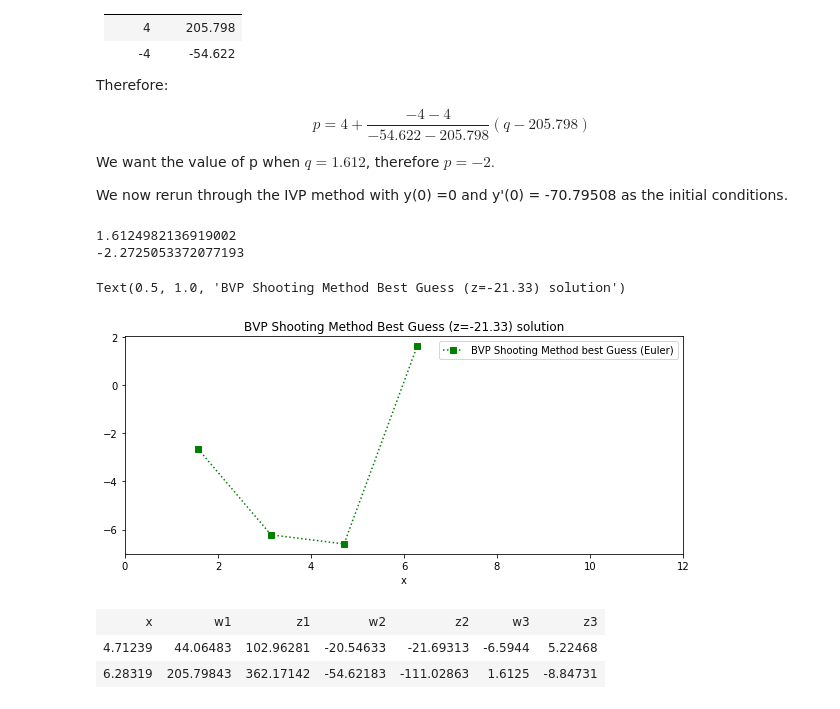
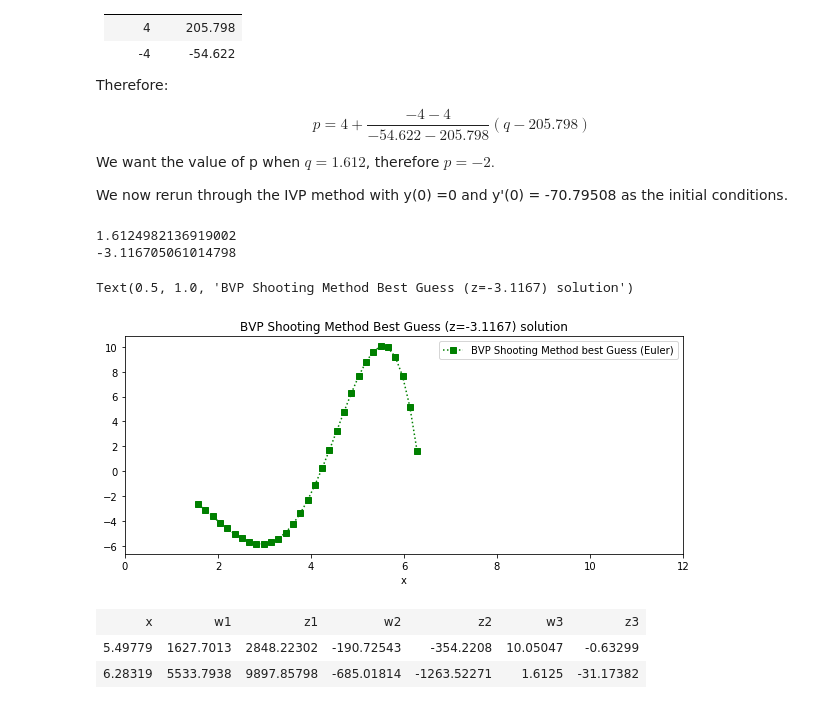
Before and after one commit to JasonBorland/TUD_MATH3835_NA_DE, a Jupyter notebook: MATH3835_TS2_Q3B.ipynb, the cells around one changed output. Saved outputs shown, nothing was run; the diff lists cells and outputs as text; code cells hidden in the pictures.

```diff
--- a/MATH3835_TS2_Q3B.ipynb
+++ b/MATH3835_TS2_Q3B.ipynb
@@ -78,9 +78,9 @@ for  $i=0,1,...,4$.
 b=2*math.pi
 a=math.pi/2
 # Steps N1=400
-N1=3
+N1=30
 
-h1=math.pi/2
+h1=math.pi/20
 
 x1=np.arange(a,b+h1,h1)
 
@@ -161,7 +161,7 @@ Text(0.5, 1.0, 'BVP Shooting Method 1st and 2nd Guesses (z=5,-100) solution')
 table = ListTable()
 table.append(['x', 'w1', 'z1','w2', 'z2'
               ])
-tableSize = 3
+tableSize = 30
 for i in range (0,tableSize+1):
     table.append([round(x1[i],5), round(w1[i],5), round(z1[i],5), round(w2[i],5), round(z2[i],5)])
 
@@ -214,27 +225,27 @@ w3[0]=IC_W3
 z3[0]=IC_Z3
 # %% [output]
 1.6124982136919002
--2.2725053372077193
+-3.116705061014798
 # %%
 for i in range (0,N1):
     w3[i+1]=w3[i]+h1*myfun_f1(x1[i], w3[i], z3[i])
     z3[i+1]=z3[i]+h1*myfun_f2(x1[i], w3[i], z3[i])
 
 
 
 
 fig = plt.figure(figsize=(10,4))
 plt.plot(x1,w3,'s:',color='green',label='BVP Shooting Method best Guess (Euler)')
 
 
 
 plt.xlim((0,12))
 plt.xlabel('x')
 plt.legend(loc='best')
-plt.title('BVP Shooting Method Best Guess (z=-21.33) solution')
+plt.title('BVP Shooting Method Best Guess (z=-3.1167) solution')
 # %% [output]
-Text(0.5, 1.0, 'BVP Shooting Method Best Guess (z=-21.33) solution')
+Text(0.5, 1.0, 'BVP Shooting Method Best Guess (z=-3.1167) solution')
-[figure, old version]
+[figure, new version]
 # %%
 table = ListTable()
 table.append(['x', 'w1', 'z1','w2', 'z2', 'w3', 'z3'
@@ -256,5 +267,5 @@ for i in range (0,tableSize+1):
 table
 # %% [output]
 | x | w1 | z1 | w2 | z2 | w3 | z3 |
-| 4.71239 | 44.06483 | 102.96281 | -20.54633 | -21.69313 | -6.5944 | 5.22468 |
-| 6.28319 | 205.79843 | 362.17142 | -54.62183 | -111.02863 | 1.6125 | -8.84731 |
+| 5.49779 | 1627.7013 | 2848.22302 | -190.72543 | -354.2208 | 10.05047 | -0.63299 |
+| 6.28319 | 5533.7938 | 9897.85798 | -685.01814 | -1263.52271 | 1.6125 | -31.17382 |
```
Also changed, not shown: parts of 6 cells of this notebook, 3 other files.
